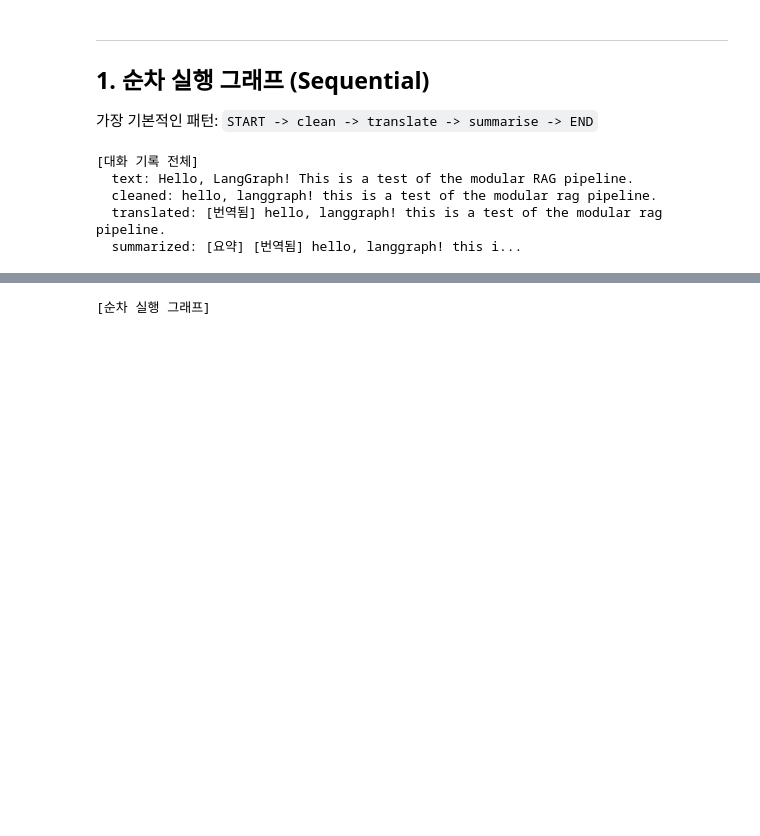
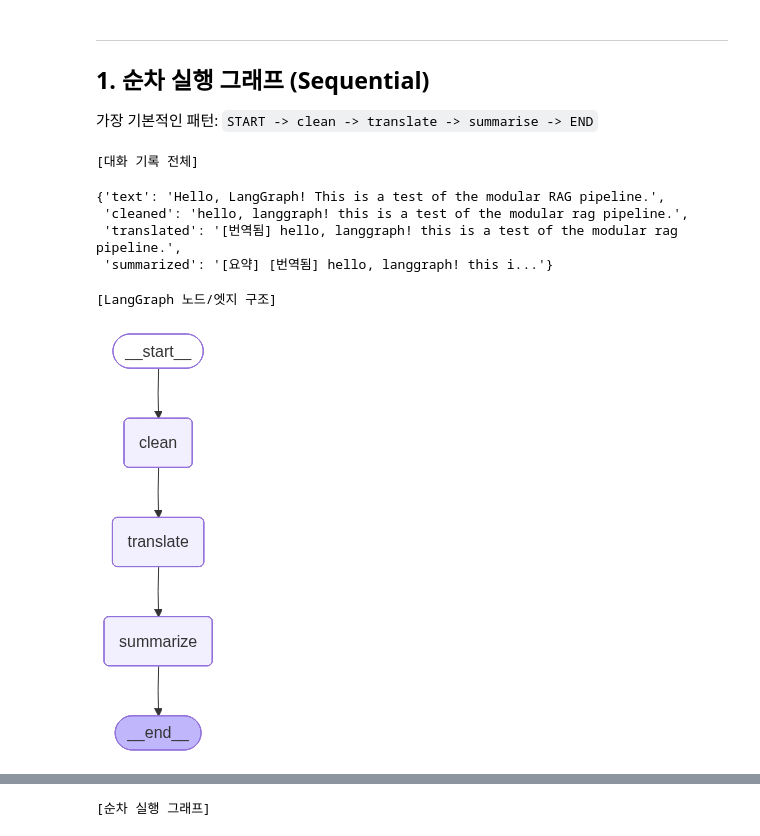
Before and after one commit to mihyanglee24-alt/langgraph_modular_rag, a Jupyter notebook: 4.langgraph_basic/03_langgraph_node_edge.ipynb, the cells around one changed output, grey strips where cells are left out. Drawn from its saved outputs; the diff is of its cells as text; code cells hidden in the pictures; blank space fills up the shorter version.

Commit message:
3일 차 langgraph 적용 RAG

```diff
--- a/4.langgraph_basic/03_langgraph_node_edge.ipynb
+++ b/4.langgraph_basic/03_langgraph_node_edge.ipynb
@@ -70,43 +70,51 @@ def show_graph(app, title: str = "") -> None:
 from typing import TypedDict
 from langgraph.graph import StateGraph, START, END
 
+# PipelineState라는 state 구조체 정의
 class PipelineState(TypedDict):
     text: str
-    cleaned: str
+    cleaned: str    # <-- "apple"
     translated: str
     summarized: str
 
-def clean_node(state):
-    return {"cleaned": state["text"].strip().lower()}
+# 입력 데이터 : "apple    "
+# 노드 함수 정의
+def clean_node(state : PipelineState) -> dict:
+    return {"cleaned": state["text"].strip().lower()}       # "apple"
 
-def translate_node(state):
-    return {"translated": f"[번역됨] {state['cleaned']}"}
+def translate_node(state: PipelineState) -> dict:
+    ## state['cleaned']의 값을 읽어서, LLM API 호출 통해 번역하는 로직 추가
+    return {"translated": f"[번역됨] {state['cleaned']}"}    # 문자열 포멧 >> "[번역됨] apple"
 
-def summarize_node(state):
-    return {"summarized": f"[요약] {state['translated'][:30]}..."}
+def summarize_node(state: PipelineState) -> dict:
+    ## state['translated'][:30]}...의 값을 읽어서, LLM API 호출 통해 번역하는 로직 추가
+    return {"summarized": f"[요약] {state['translated'][:30]}..."} # 문자열 포멧 >> "[요약] [번역됨] apple ..."
 
+# PipelineState을 state로  가지는 그래프 객체변수 선언
 builder = StateGraph(PipelineState)
+
+# 그래프에 노드 추가
 builder.add_node("clean", clean_node)
 builder.add_node("translate", translate_node)
 builder.add_node("summarize", summarize_node)
 
+# 그래프에 엣지 추가
 builder.add_edge(START, "clean")
 builder.add_edge("clean", "translate")
 builder.add_edge("translate", "summarize")
 builder.add_edge("summarize", END)
+
+# 그래프 컴파일
 graph = builder.compile()
-
-result = graph.invoke({
-    "text": "Hello, LangGraph! This is a test of the modular RAG pipeline."
-})
-
-print("\n[대화 기록 전체]")
-result
-for key, value in result.items():
-    print(f"  {key}: {value}")
 # %% [output]
 [대화 기록 전체]
-  text: Hello, LangGraph! This is a test of the modular RAG pipeline.
-  cleaned: hello, langgraph! this is a test of the modular rag pipeline.
-  translated: [번역됨] hello, langgraph! this is a test of the modular rag pipeline.
-  summarized: [요약] [번역됨] hello, langgraph! this i...
+{'text': 'Hello, LangGraph! This is a test of the modular RAG pipeline.',
+ 'cleaned': 'hello, langgraph! this is a test of the modular rag pipeline.',
+ 'translated': '[번역됨] hello, langgraph! this is a test of the modular rag pipeline.',
+ 'summarized': '[요약] [번역됨] hello, langgraph! this i...'}
+# %%
+# 그래프 그리기
+show_graph(graph, "LangGraph 노드/엣지 구조")
+# %% [output]
+[LangGraph 노드/엣지 구조]
+[figure, added]
```
Also changed, not shown: parts of 4 cells of this notebook, 11 other files.
